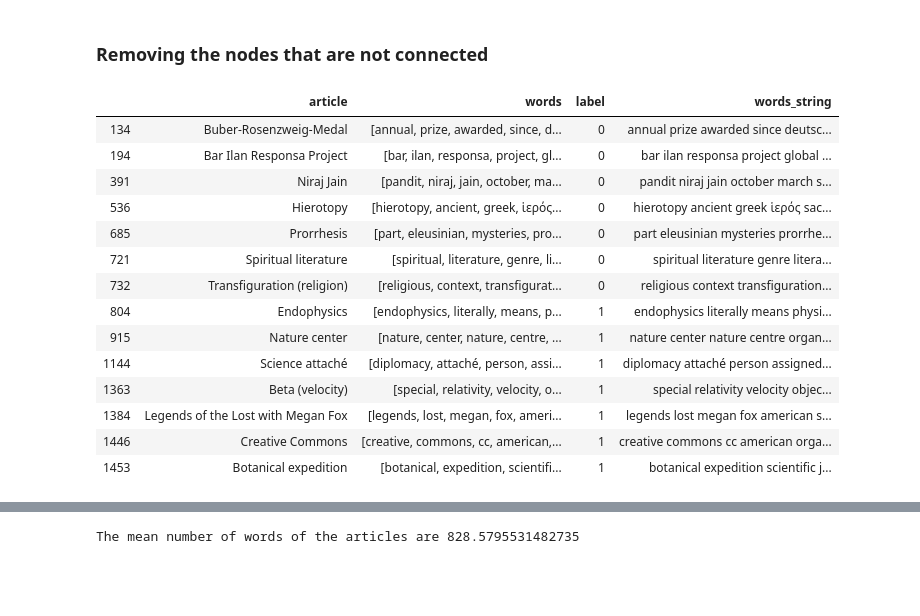
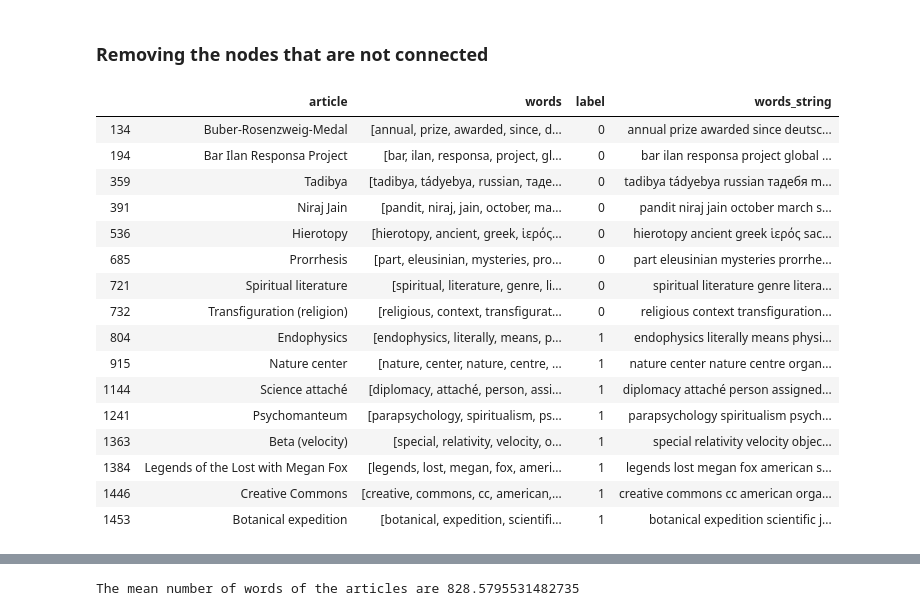
Before and after one commit to aaag97/ntds-projects, a Jupyter notebook: Project/wikipedia.ipynb, the cells around one changed output, grey strips where cells are left out. Drawn from its saved outputs; the diff is of its cells as text; code cells hidden in the pictures; blank space fills up the shorter version.

```diff
--- a/Project/wikipedia.ipynb
+++ b/Project/wikipedia.ipynb
@@ -706,24 +695,26 @@ epsilon_wo = epsilon_df.merge(nodes_df, on = ["X"], how= "right")
 # %% [markdown]
 ### Removing the nodes that are not connected
-# %%
-removed_df = words_df_reduced[words_df_reduced["article"].isin(tf_idf.iloc[epsilon_wo[pd.isna(epsilon_wo["Y_x"]) == True]["X"]].index)]
-removed_df
-# %% [output]
-|  | article | words | label | words_string |
-| 134 | Buber-Rosenzweig-Medal | [annual, prize, awarded, since, d... | 0 | annual prize awarded since deutsc... |
-| 194 | Bar Ilan Responsa Project | [bar, ilan, responsa, project, gl... | 0 | bar ilan responsa project global ... |
-| 391 | Niraj Jain | [pandit, niraj, jain, october, ma... | 0 | pandit niraj jain october march s... |
-| 536 | Hierotopy | [hierotopy, ancient, greek, ἱερός... | 0 | hierotopy ancient greek ἱερός sac... |
-| 685 | Prorrhesis | [part, eleusinian, mysteries, pro... | 0 | part eleusinian mysteries prorrhe... |
-| 721 | Spiritual literature | [spiritual, literature, genre, li... | 0 | spiritual literature genre litera... |
-| 732 | Transfiguration (religion) | [religious, context, transfigurat... | 0 | religious context transfiguration... |
-| 804 | Endophysics | [endophysics, literally, means, p... | 1 | endophysics literally means physi... |
-| 915 | Nature center | [nature, center, nature, centre, ... | 1 | nature center nature centre organ... |
-| 1144 | Science attaché | [diplomacy, attaché, person, assi... | 1 | diplomacy attaché person assigned... |
-| 1363 | Beta (velocity) | [special, relativity, velocity, o... | 1 | special relativity velocity objec... |
-| 1384 | Legends of the Lost with Megan Fox | [legends, lost, megan, fox, ameri... | 1 | legends lost megan fox american s... |
-| 1446 | Creative Commons | [creative, commons, cc, american,... | 1 | creative commons cc american orga... |
-| 1453 | Botanical expedition | [botanical, expedition, scientifi... | 1 | botanical expedition scientific j... |
+# %%
+removed_df, distances_wo, tf_idf_wo, labels_df_wo = matrixu.remove_noconnected(adjacency, distances, tf_idf, labels_df)
+removed_df
+# %% [output]
+|  | article | words | label | words_string |
+| 134 | Buber-Rosenzweig-Medal | [annual, prize, awarded, since, d... | 0 | annual prize awarded since deutsc... |
+| 194 | Bar Ilan Responsa Project | [bar, ilan, responsa, project, gl... | 0 | bar ilan responsa project global ... |
+| 359 | Tadibya | [tadibya, tádyebya, russian, таде... | 0 | tadibya tádyebya russian тадебя m... |
+| 391 | Niraj Jain | [pandit, niraj, jain, october, ma... | 0 | pandit niraj jain october march s... |
+| 536 | Hierotopy | [hierotopy, ancient, greek, ἱερός... | 0 | hierotopy ancient greek ἱερός sac... |
+| 685 | Prorrhesis | [part, eleusinian, mysteries, pro... | 0 | part eleusinian mysteries prorrhe... |
+| 721 | Spiritual literature | [spiritual, literature, genre, li... | 0 | spiritual literature genre litera... |
+| 732 | Transfiguration (religion) | [religious, context, transfigurat... | 0 | religious context transfiguration... |
+| 804 | Endophysics | [endophysics, literally, means, p... | 1 | endophysics literally means physi... |
+| 915 | Nature center | [nature, center, nature, centre, ... | 1 | nature center nature centre organ... |
+| 1144 | Science attaché | [diplomacy, attaché, person, assi... | 1 | diplomacy attaché person assigned... |
+| 1241 | Psychomanteum | [parapsychology, spiritualism, ps... | 1 | parapsychology spiritualism psych... |
+| 1363 | Beta (velocity) | [special, relativity, velocity, o... | 1 | special relativity velocity objec... |
+| 1384 | Legends of the Lost with Megan Fox | [legends, lost, megan, fox, ameri... | 1 | legends lost megan fox american s... |
+| 1446 | Creative Commons | [creative, commons, cc, american,... | 1 | creative commons cc american orga... |
+| 1453 | Botanical expedition | [botanical, expedition, scientifi... | 1 | botanical expedition scientific j... |
 # %%
 mean_nb_words_removed = len(removed_df["words"].explode())/len(removed_df)
 print("The mean number of words of the removed articles are " + str(mean_nb_words_removed))
```
Also changed, not shown: parts of 25 cells of this notebook.
